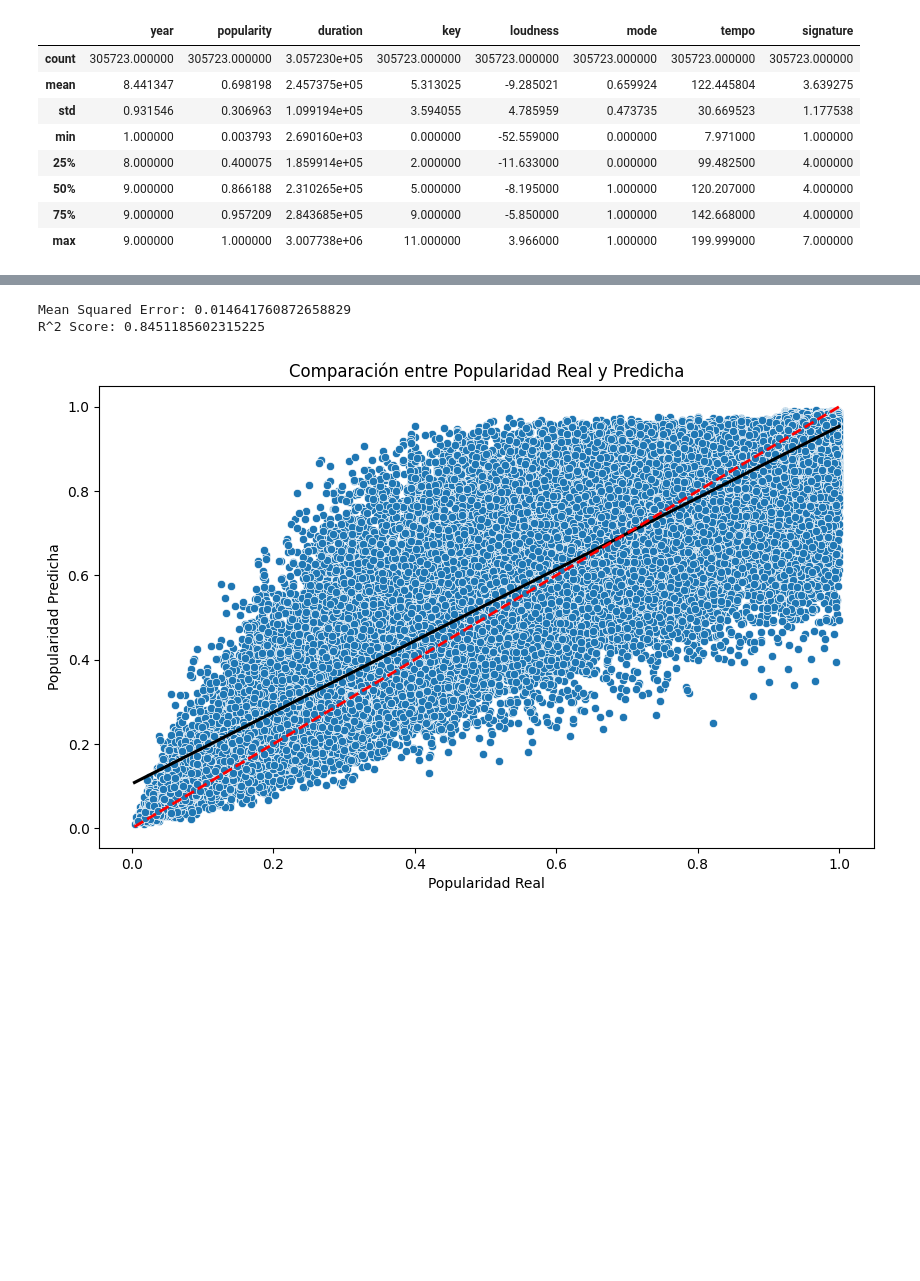
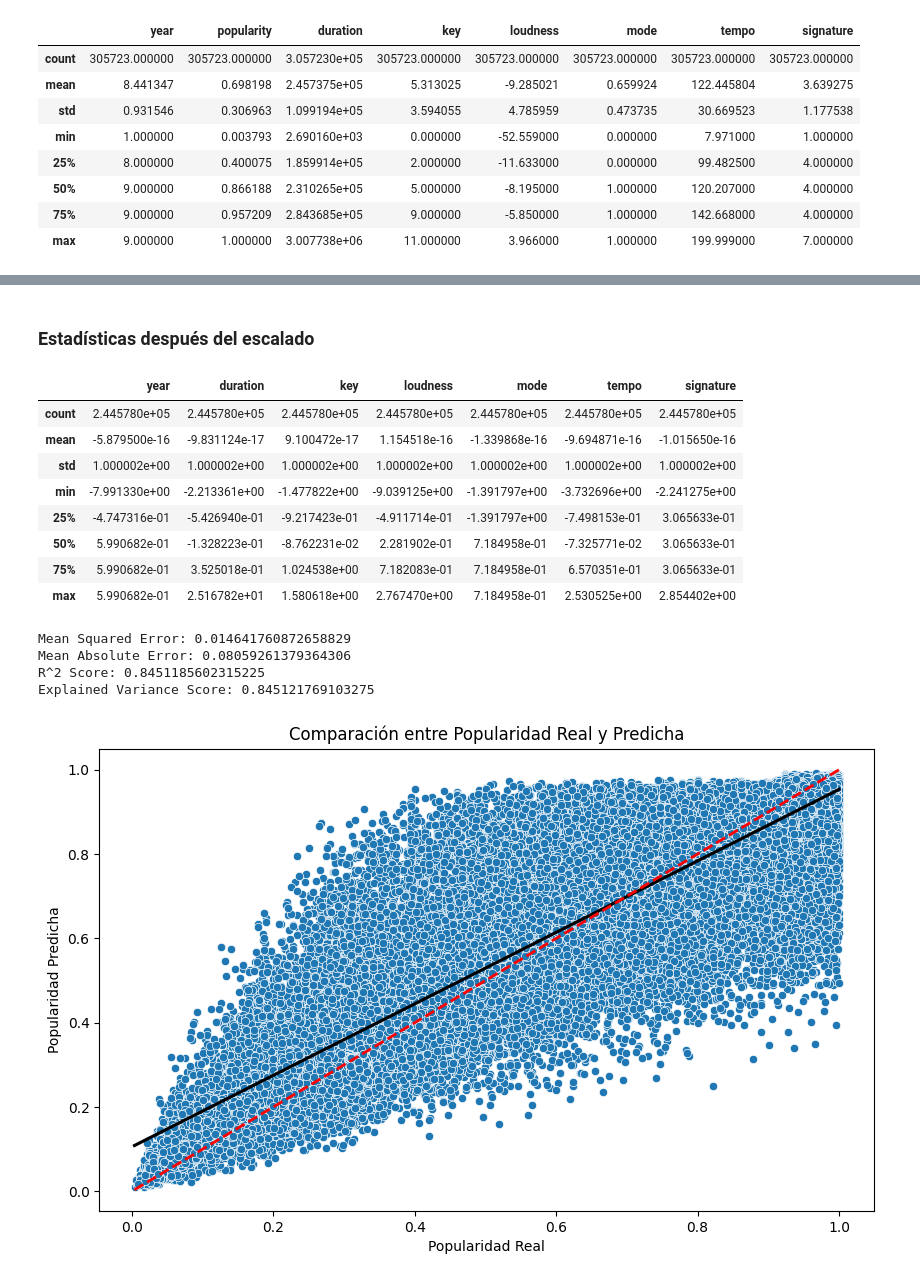
Before and after one commit to wuiquique/msd_predictive, a Jupyter notebook: RandomForestRegresor.ipynb, the cells around one changed output, grey strips where cells are left out. Saved outputs shown, nothing was run; the diff lists cells and outputs as text; code cells hidden in the pictures; blank space fills up the shorter version.

```diff
--- a/RandomForestRegresor.ipynb
+++ b/RandomForestRegresor.ipynb
@@ -48,3 +62,18 @@ X_test_scaled = scaler.transform(X_test)
+# %% [markdown]
+### Estadísticas después del escalado
+# %%
+X_train_scaled_df = pd.DataFrame(X_train_scaled, columns=X_train.columns)
+X_train_scaled_df.describe()
+# %% [output]
+|  | year | duration | key | loudness | mode | tempo | signature |
+| count | 2.445780e+05 | 2.445780e+05 | 2.445780e+05 | 2.445780e+05 | 2.445780e+05 | 2.445780e+05 | 2.445780e+05 |
+| mean | -5.879500e-16 | -9.831124e-17 | 9.100472e-17 | 1.154518e-16 | -1.339868e-16 | -9.694871e-16 | -1.015650e-16 |
+| std | 1.000002e+00 | 1.000002e+00 | 1.000002e+00 | 1.000002e+00 | 1.000002e+00 | 1.000002e+00 | 1.000002e+00 |
+| min | -7.991330e+00 | -2.213361e+00 | -1.477822e+00 | -9.039125e+00 | -1.391797e+00 | -3.732696e+00 | -2.241275e+00 |
+| 25% | -4.747316e-01 | -5.426940e-01 | -9.217423e-01 | -4.911714e-01 | -1.391797e+00 | -7.498153e-01 | 3.065633e-01 |
+| 50% | 5.990682e-01 | -1.328223e-01 | -8.762231e-02 | 2.281902e-01 | 7.184958e-01 | -7.325771e-02 | 3.065633e-01 |
+| 75% | 5.990682e-01 | 3.525018e-01 | 1.024538e+00 | 7.182083e-01 | 7.184958e-01 | 6.570351e-01 | 3.065633e-01 |
+| max | 5.990682e-01 | 2.516782e+01 | 1.580618e+00 | 2.767470e+00 | 7.184958e-01 | 2.530525e+00 | 2.854402e+00 |
 # %%
 model = RandomForestRegressor(random_state=42)
 
@@ -54,12 +83,18 @@ y_pred = model.predict(X_test_scaled)
 
 mse = mean_squared_error(y_test, y_pred)
 r2 = r2_score(y_test, y_pred)
+mae = mean_absolute_error(y_test, y_pred)
+explained_variance = explained_variance_score(y_test, y_pred)
 
 print(f'Mean Squared Error: {mse}')
+print(f'Mean Absolute Error: {mae}')
 print(f'R^2 Score: {r2}')
+print(f'Explained Variance Score: {explained_variance}')
 # %% [output]
 Mean Squared Error: 0.014641760872658829
+Mean Absolute Error: 0.08059261379364306
 R^2 Score: 0.8451185602315225
+Explained Variance Score: 0.845121769103275
 # %%
 plt.figure(figsize=(10, 6))
 sns.scatterplot(x=y_test, y=y_pred)
```
Also changed, not shown: parts of 4 cells of this notebook.
